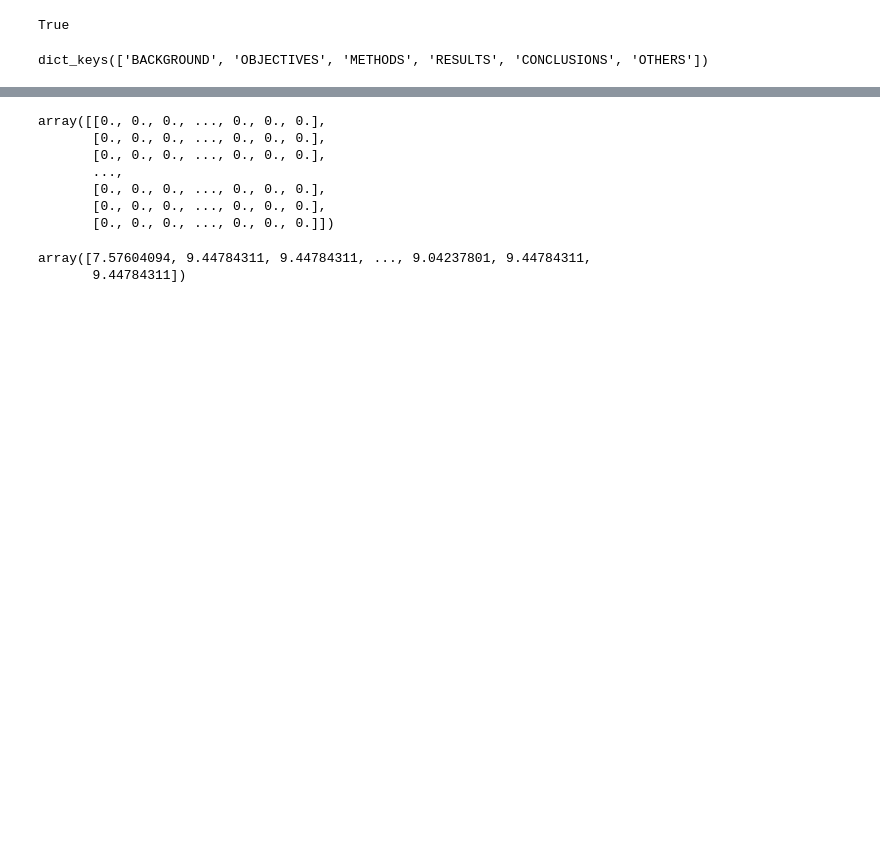
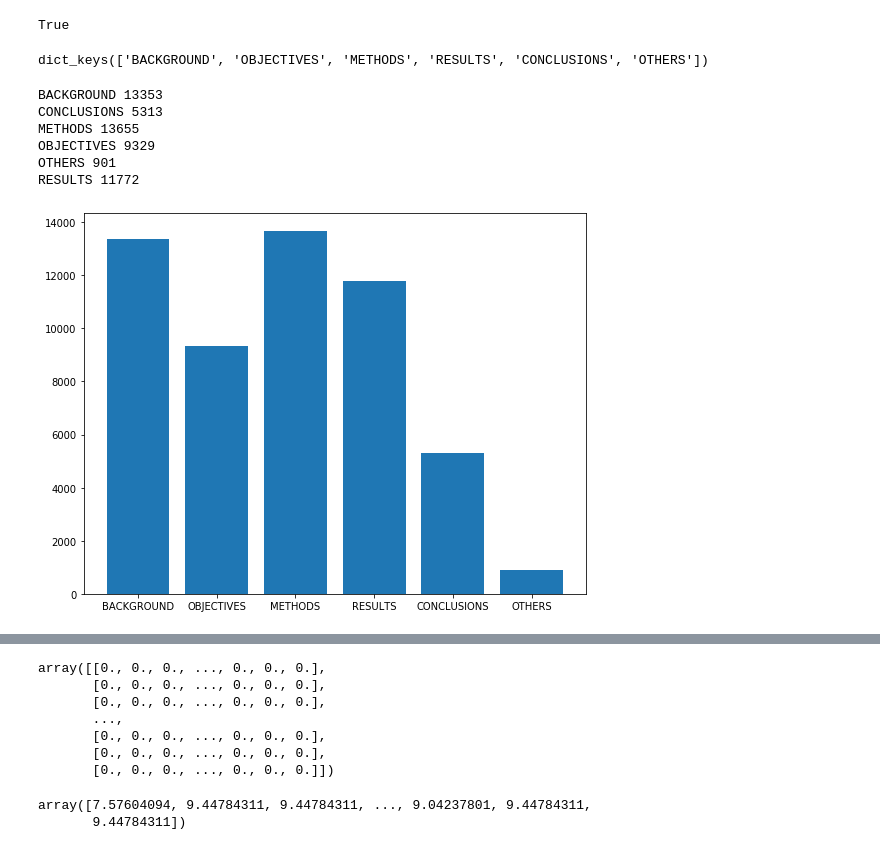
Before and after one commit to TanShengRong/Cheetah, a Jupyter notebook: preprocessing.ipynb, the cells around one changed output, grey strips where cells are left out. Cells and saved outputs as stored; diff of their text form; code cells hidden in the pictures; blank space fills up the shorter version.

Commit message:
sum sent by label

```diff
--- a/preprocessing.ipynb
+++ b/preprocessing.ipynb
@@ -238,3 +238,28 @@ True
 sent_tag_dic.keys()
 # %% [output]
 dict_keys(['BACKGROUND', 'OBJECTIVES', 'METHODS', 'RESULTS', 'CONCLUSIONS', 'OTHERS'])
+# %%
+print('BACKGROUND', len(sent_tag_dic['BACKGROUND']))
+print('CONCLUSIONS', len(sent_tag_dic['CONCLUSIONS']))
+print('METHODS', len(sent_tag_dic['METHODS']))
+print('OBJECTIVES', len(sent_tag_dic['OBJECTIVES']))
+print('OTHERS', len(sent_tag_dic['OTHERS']))
+print('RESULTS', len(sent_tag_dic['RESULTS']))
+# %% [output]
+BACKGROUND 13353
+CONCLUSIONS 5313
+METHODS 13655
+OBJECTIVES 9329
+OTHERS 901
+RESULTS 11772
+# %%
+import matplotlib.pyplot as plt
+%matplotlib inline
+
+plt.subplots(figsize=(9, 7))
+x = sent_tag_dic.keys()
+y = [len(sent_tag_dic[k]) for k in sent_tag_dic.keys()]
+plt.bar(x, y)
+plt.show()
+# %% [output]
+[figure, added]
```
Also changed, not shown: parts of 3 cells of this notebook.
